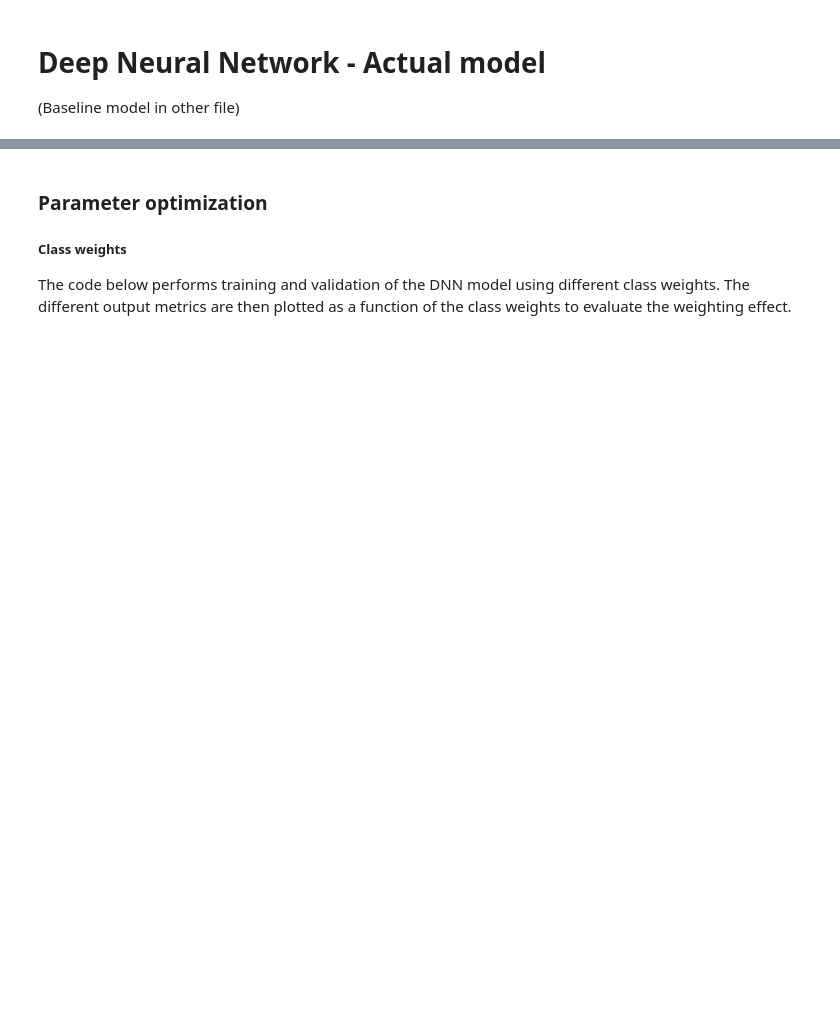
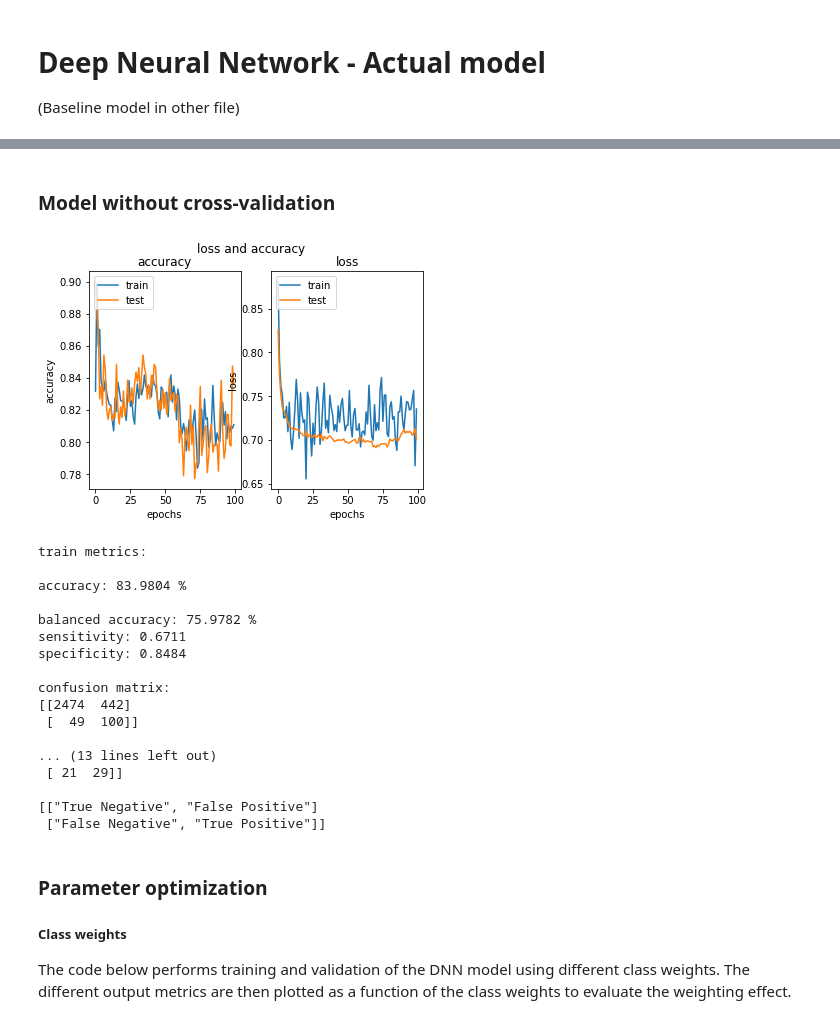
Before and after one commit to koenc100/Project-AI-minor, a Jupyter notebook: code/deep neural network - with crossvalidation.ipynb, the cells around one changed output, grey strips where cells are left out. Drawn from its saved outputs; the diff is of its cells as text; code cells hidden in the pictures; blank space fills up the shorter version.

```diff
--- a/code/deep neural network - with crossvalidation.ipynb
+++ b/code/deep neural network - with crossvalidation.ipynb
@@ -186,3 +171,39 @@ confusion matrix:
+# %% [markdown]
+### Model without cross-validation
+# %%
+model = get_model(train_data, hidden_layers=2, nodes=[25, 15], dropout=True, dropout_rate=[0.1, 0.1])
+
+# Train and predict
+predictions_train, predictions_test, history = train_and_predict(model, train_data,
+                                                        train_labels, test_data, test_labels,
+                                                        class_weight = 10, plot=True,
+                                                        epochs=100, verbose=0)
+
+# Print metrics
+print('train metrics: \n')
+accuracy_train, balanced_accuracy_train = get_metrics(train_labels, predictions_train, verbose=True)
+
+print('test metrics: \n')
+accuracy_test, balanced_accuracy_test = get_metrics(test_labels, predictions_test, verbose=True)
+# %% [output]
+[figure, added]
+train metrics:
+
+accuracy: 83.9804 %
+
+balanced accuracy: 75.9782 %
+sensitivity: 0.6711
+specificity: 0.8484
+
+confusion matrix:
+[[2474  442]
+ [  49  100]]
+
+... (13 lines left out)
+ [ 21  29]]
+
+[["True Negative", "False Positive"]
+ ["False Negative", "True Positive"]]
 # %% [markdown]
 ### Parameter optimization
 
```
Also changed, not shown: parts of 10 cells of this notebook, 2 other files.
